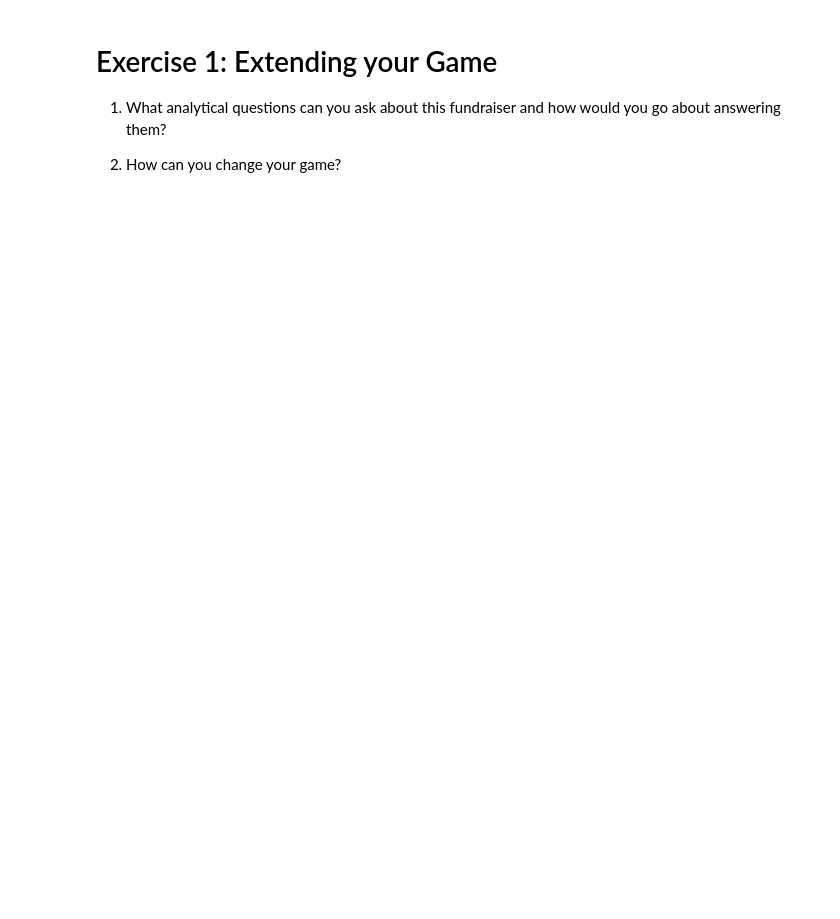
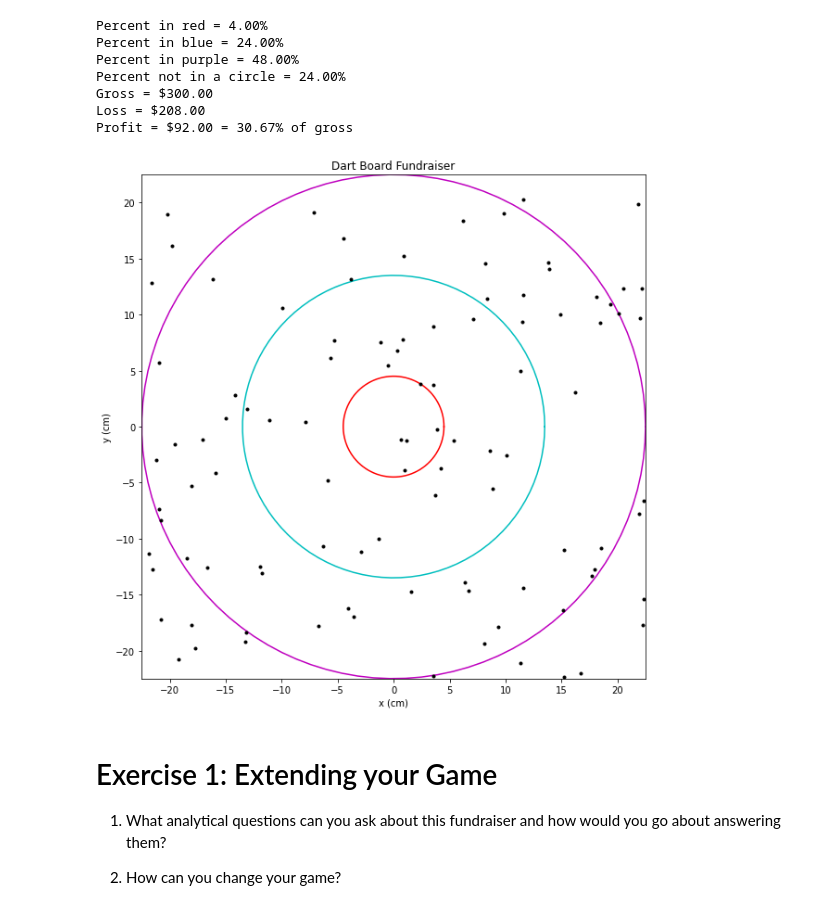
Before and after one commit to atitus/STLinSTL, a Jupyter notebook: workshop1/04-monte-carlo/game.ipynb, the cells around one changed output. Drawn from its saved outputs; the diff is of its cells as text; code cells hidden in the pictures; blank space fills up the shorter version.

```diff
--- a/workshop1/04-monte-carlo/game.ipynb
+++ b/workshop1/04-monte-carlo/game.ipynb
@@ -33,8 +33,8 @@ Rred = 9/2
 Mpurple = 1
 Mblue = 5
 Mred = 10
-P = 2.07
-Ntosses = 10000
+P = 3
+Ntosses = 100
 
 Npurple = 0
 Nblue = 0
@@ -68,33 +68,42 @@ print("Percent in purple = {:.2f}%".format(Npurple/Ntosses*100))
 print("Percent not in a circle = {:.2f}%".format((Ntosses-Npurple-Nblue-Nred)/Ntosses*100))
 print("Gross = ${:.2f}".format(gross))
 print("Loss = ${:.2f}".format(loss))
 print("Profit = ${:.2f} = {:.2f}% of gross".format(gross-loss, (gross-loss)/gross*100))
 
 
 #red circle
 theta = np.linspace(0,2*np.pi,100)
 xred = Rred*np.cos(theta)
 yred = Rred*np.sin(theta)
 #blue circle
 xblue = Rblue*np.cos(theta)
 yblue = Rblue*np.sin(theta)
 #purple circle
 xpurple = Rpurple*np.cos(theta)
 ypurple = Rpurple*np.sin(theta)
 
 #graph
 plt.figure(figsize=(10,10))
 plt.title("Dart Board Fundraiser")
 plt.xlabel("x (cm)")
 plt.ylabel("y (cm)")
 plt.xlim(-L/2, L/2)
 plt.ylim(-L/2, L/2)
 plt.plot(xred, yred, 'r-')
 plt.plot(xblue, yblue, 'c-')
 plt.plot(xpurple, ypurple, 'm-')
 plt.plot(xmodel,ymodel, 'k.')
 plt.gca().set_aspect('equal', adjustable='box')
 plt.show()
+# %% [output]
+Percent in red = 4.00%
+Percent in blue = 24.00%
+Percent in purple = 48.00%
+Percent not in a circle = 24.00%
+Gross = $300.00
+Loss = $208.00
+Profit = $92.00 = 30.67% of gross
+[figure, added]
 # %% [markdown]
 # Exercise 1: Extending your Game
 
```
Also changed, not shown: 3 other files.
